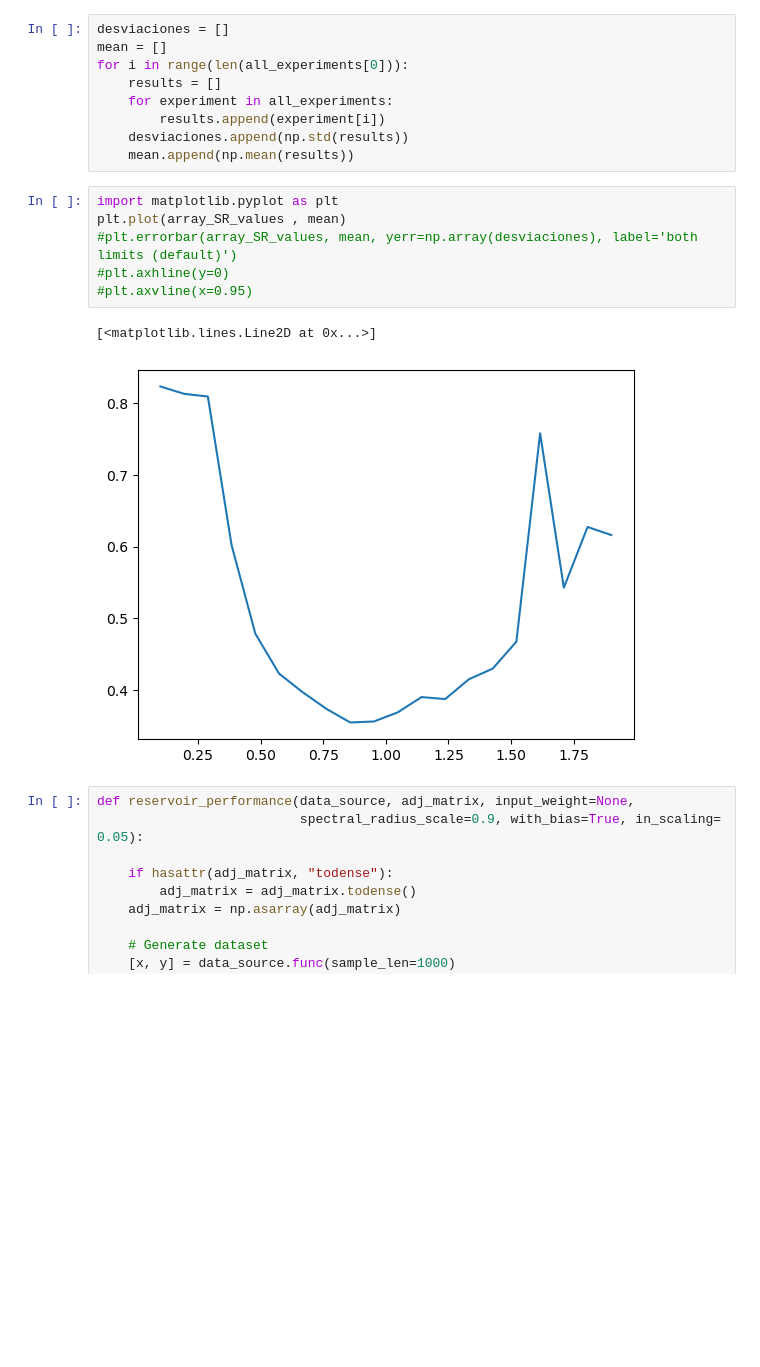
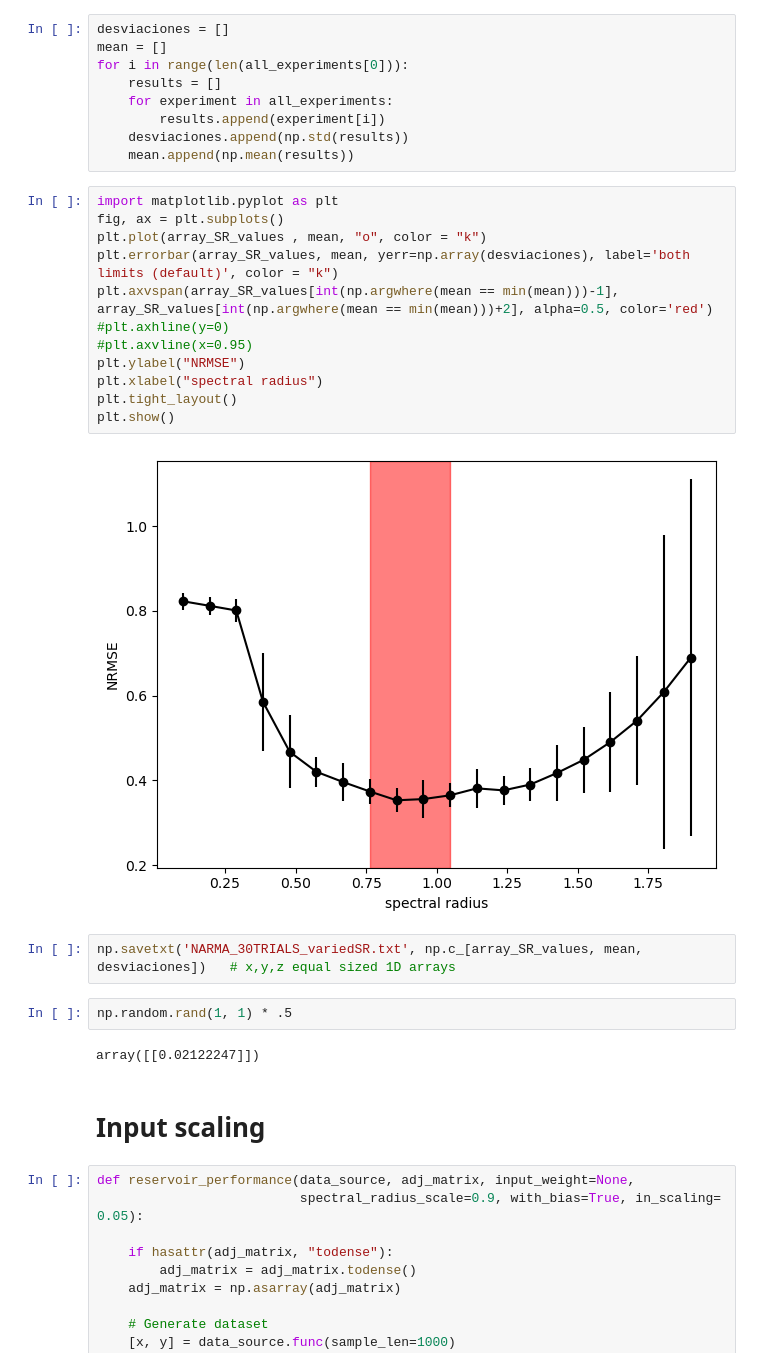
Before and after one commit to vms10/paper_reservoirTRUE, a Jupyter notebook: NARMA_SPECTRAL.ipynb, the cells around one changed output. Drawn from its saved outputs; the diff is of its cells as text; blank space fills up the shorter version.

```diff
--- a/NARMA_SPECTRAL.ipynb
+++ b/NARMA_SPECTRAL.ipynb
@@ -242,13 +242,26 @@ for i in range(len(all_experiments[0])):
     mean.append(np.mean(results))
 # %%
 import matplotlib.pyplot as plt
-plt.plot(array_SR_values , mean)
-#plt.errorbar(array_SR_values, mean, yerr=np.array(desviaciones), label='both limits (default)')
+fig, ax = plt.subplots()
+plt.plot(array_SR_values , mean, "o", color = "k")
+plt.errorbar(array_SR_values, mean, yerr=np.array(desviaciones), label='both limits (default)', color = "k")
+plt.axvspan(array_SR_values[int(np.argwhere(mean == min(mean)))-1], array_SR_values[int(np.argwhere(mean == min(mean)))+2], alpha=0.5, color='red')
 #plt.axhline(y=0)
 #plt.axvline(x=0.95)
+plt.ylabel("NRMSE")
+plt.xlabel("spectral radius")
+plt.tight_layout()
+plt.show()
 # %% [output]
-[<matplotlib.lines.Line2D at 0x...>]
-[figure, old version]
+[figure, new version]
+# %%
+np.savetxt('NARMA_30TRIALS_variedSR.txt', np.c_[array_SR_values, mean, desviaciones])   # x,y,z equal sized 1D arrays
+# %%
+np.random.rand(1, 1) * .5
+# %% [output]
+array([[0.02122247]])
+# %% [markdown]
+# Input scaling
 # %%
 def reservoir_performance(data_source, adj_matrix, input_weight=None,
                           spectral_radius_scale=0.9, with_bias=True, in_scaling= 0.05):
```
Also changed, not shown: 9 other files.
